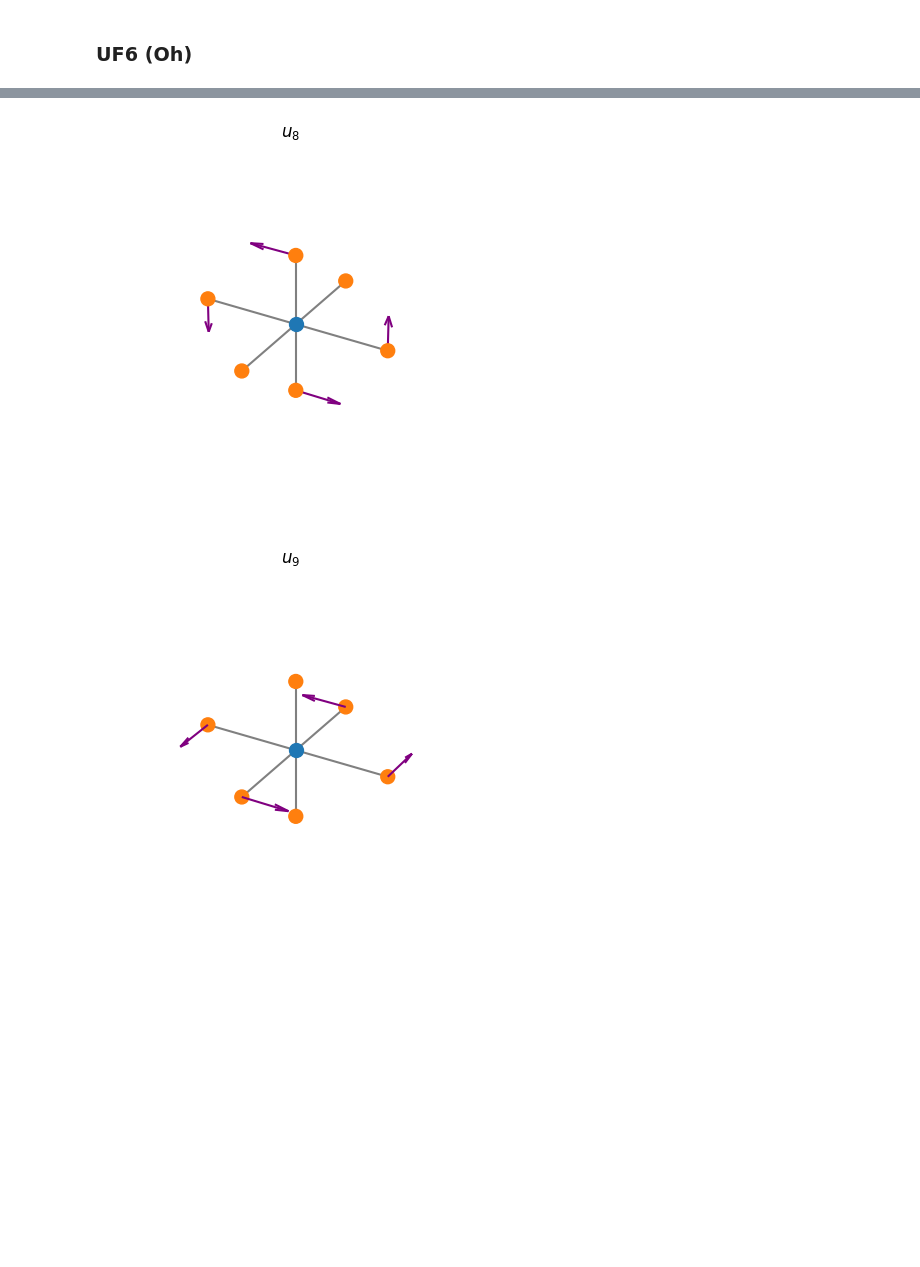
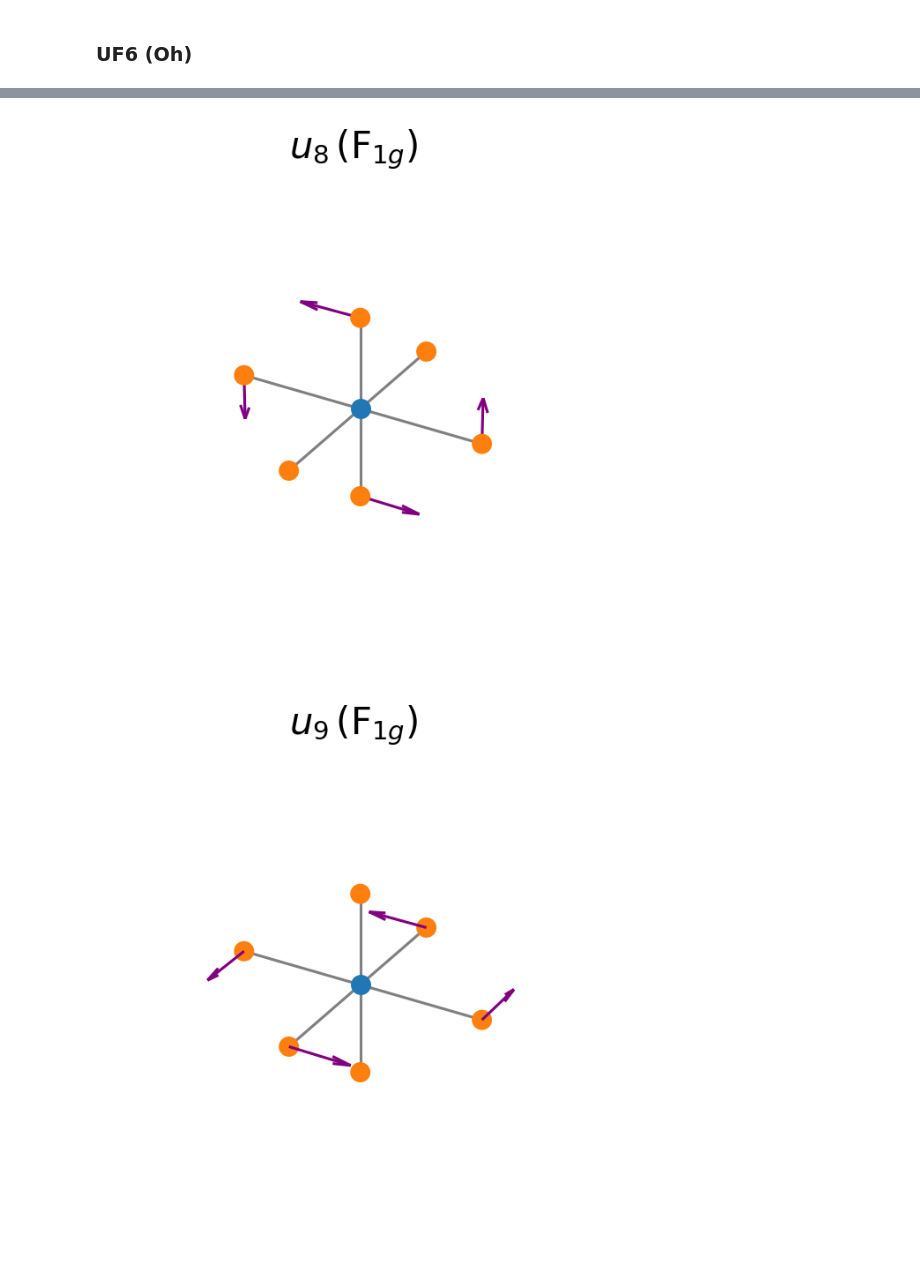
Before and after one commit to TheoNDionne/GroupTheoryHomework, a Jupyter notebook: group_theory_homework.ipynb, the cells around one changed output, grey strips where cells are left out. Saved outputs shown, nothing was run; the diff lists cells and outputs as text; code cells hidden in the pictures; blank space fills up the shorter version.

```diff
--- a/group_theory_homework.ipynb
+++ b/group_theory_homework.ipynb
@@ -8,7 +8,7 @@ import numpy as np
 import matplotlib.pyplot as plt
 
 import matplotlib as mpl
-mpl.rcParams["figure.dpi"] = 100
+mpl.rcParams["figure.dpi"] = 150
 # %% [markdown]
 ## Calculating the decomposition of the mechanical reps
 # %% [markdown]
@@ -699,7 +737,7 @@ def plot_mode_Oh(sym_adap, atom_spatial_coordinates, title):
     ax.scatter(atom_spatial_coordinates[0,1:],atom_spatial_coordinates[1,1:],atom_spatial_coordinates[2,1:], s=100, alpha=1) # F atoms
 
     # plotting title
-    ax.set_title(title)
+    ax.set_title(title, fontsize=20)
     ax.set_axis_off()
 
     pass
@@ -764,7 +811,15 @@ initial_coords_u9 = np.zeros((3,7), dtype=float)
 initial_coords_u9[1,1] = 1 # init vector
 sym_adap_u9 = get_symmetry_adapted_modes(initial_coords_u9, 6, mechanical_rep_Oh, character_table_Oh, elements_per_class_Oh)
 
-plot_mode_Oh(sym_adap_u7, atom_spatial_coordinates_Oh, "$u_7$")
-plot_mode_Oh(sym_adap_u8, atom_spatial_coordinates_Oh, "$u_8$")
-plot_mode_Oh(sym_adap_u9, atom_spatial_coordinates_Oh, "$u_9$")
+plot_mode_Oh(sym_adap_u7, atom_spatial_coordinates_Oh, "$u_7\\,(\\text{F}_{1g})$")
+plt.savefig("Oh_coords/u7.png", bbox_inches="tight")
+plt.show()
+
+plot_mode_Oh(sym_adap_u8, atom_spatial_coordinates_Oh, "$u_8\\,(\\text{F}_{1g})$")
+plt.savefig("Oh_coords/u8.png", bbox_inches="tight")
+plt.show()
+
+plot_mode_Oh(sym_adap_u9, atom_spatial_coordinates_Oh, "$u_9\\,(\\text{F}_{1g})$")
+plt.savefig("Oh_coords/u9.png", bbox_inches="tight")
+plt.show()
 # %% [output]
@@ -772,5 +827,5 @@ plot_mode_Oh(sym_adap_u9, atom_spatial_coordinates_Oh, "$u_9$")
-[figure, old version]
+[figure, new version]
-[figure, old version]
+[figure, new version]
 # %%
 initial_coords_u10 = np.zeros((3,7), dtype=float)
 initial_coords_u10[0,1] = 1 # init vector
```
Also changed, not shown: parts of 11 cells of this notebook, 36 other files.
